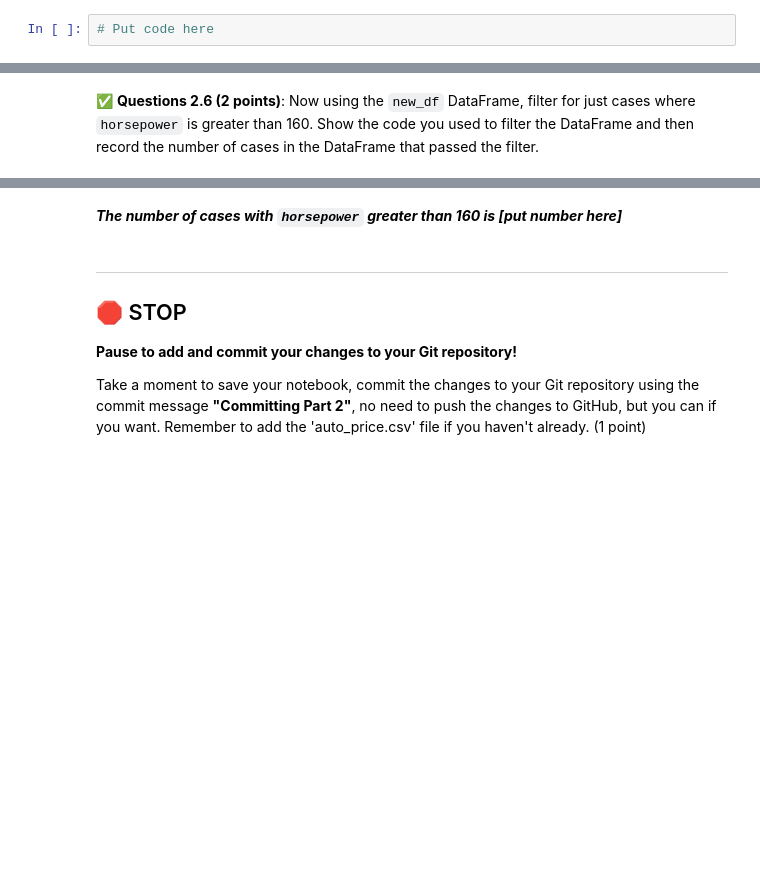
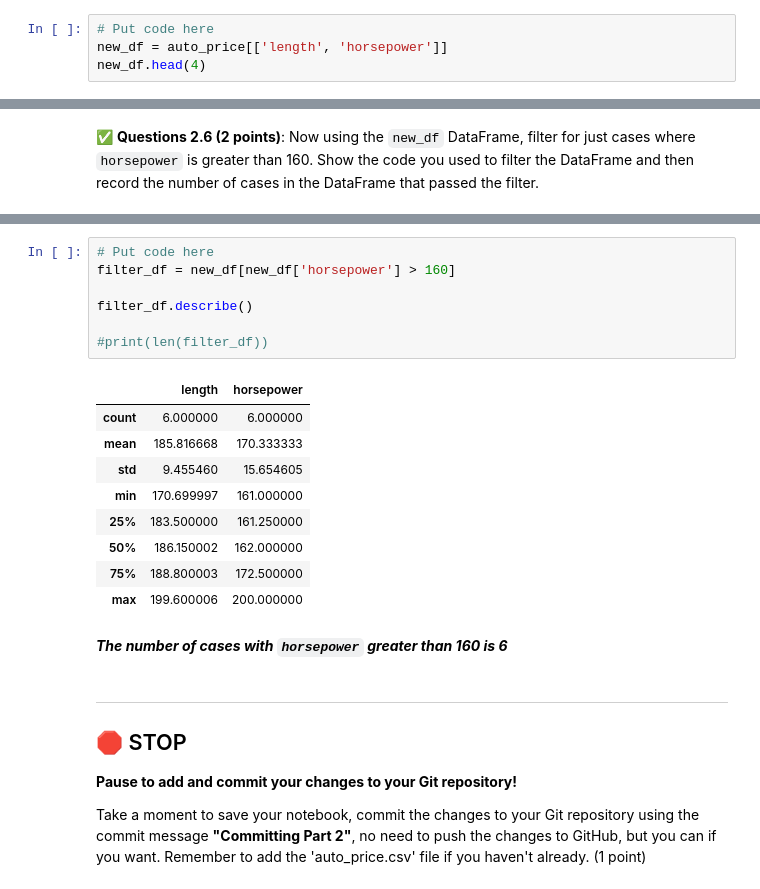
Before and after one commit to alexaljets/CMSE202-f24-turnin, a Jupyter notebook: hw-01/HW-01_GitPracticeDebuggingPythonPackagesAndClasses-STUDENT.ipynb, the cells around one changed output, grey strips where cells are left out. Saved outputs shown, nothing was run; the diff lists cells and outputs as text; blank space fills up the shorter version.

```diff
--- a/hw-01/HW-01_GitPracticeDebuggingPythonPackagesAndClasses-STUDENT.ipynb
+++ b/hw-01/HW-01_GitPracticeDebuggingPythonPackagesAndClasses-STUDENT.ipynb
@@ -165,3 +198,5 @@ import pandas as pd
 &#9989; **Questions 2.3 (2 points)**: Now create a new DataFrame using just the `length` and `horsepower` columns of your current DataFrame. Call this DataFrame `new_df`. Confirm that the new DataFrame contains just those two columns by displaying the first 4 rows.
 # %%
 # Put code here
+new_df = auto_price[['length', 'horsepower']]
+new_df.head(4)
@@ -180,5 +223,22 @@ import pandas as pd
+# %%
+# Put code here
+filter_df = new_df[new_df['horsepower'] > 160]
+
+filter_df.describe()
+
+#print(len(filter_df))
+# %% [output]
+|  | length | horsepower |
+| count | 6.000000 | 6.000000 |
+| mean | 185.816668 | 170.333333 |
+| std | 9.455460 | 15.654605 |
+| min | 170.699997 | 161.000000 |
+| 25% | 183.500000 | 161.250000 |
+| 50% | 186.150002 | 162.000000 |
+| 75% | 188.800003 | 172.500000 |
+| max | 199.600006 | 200.000000 |
 # %% [markdown]
-***The number of cases with `horsepower` greater than 160 is [put number here]***
+***The number of cases with `horsepower` greater than 160 is 6***
 # %% [markdown]
 ---
 ## &#128721; STOP
```
Also changed, not shown: parts of 12 cells of this notebook, 1 other file.
